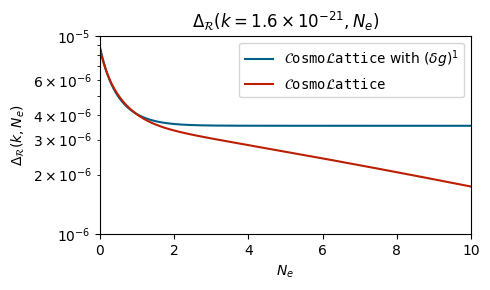
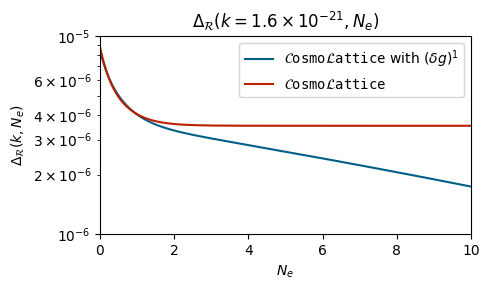
The notebook cell's code change between the first figure and the second:
--- before
+++ after
@@ -1,3 +1,3 @@
-path2 = '../CL/lphi4Inflation/'
+path2 = '../ModifiedCLOutput/lphi4/'
 k_extract = 4e-3
 
@@ -68,4 +68,3 @@
 plt.tight_layout()
 plt.legend()
-plt.savefig('FreezingModelphi4.pdf')
 plt.show()

Commit: Add CosmoLattice results